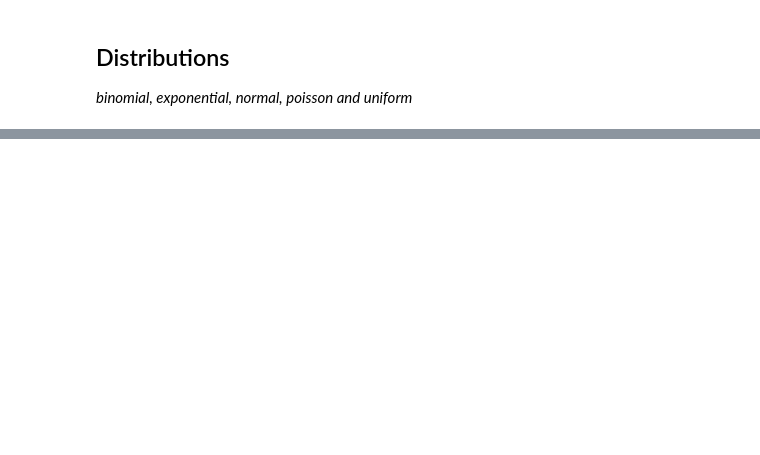
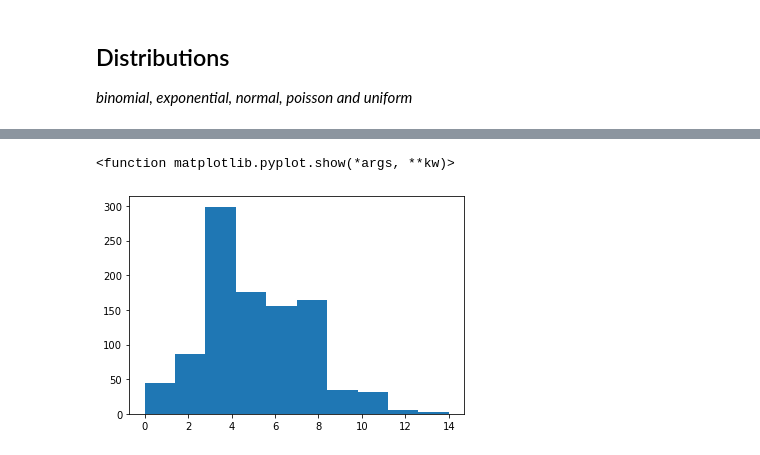
Before and after one commit to dervlac/numpy-assignment, a Jupyter notebook: NumPy Analysis.ipynb, the cells around one changed output, grey strips where cells are left out. Saved outputs shown, nothing was run; the diff lists cells and outputs as text; code cells hidden in the pictures; blank space fills up the shorter version.

```diff
--- a/NumPy Analysis.ipynb
+++ b/NumPy Analysis.ipynb
@@ -153,0 +238,7 @@ plt.show()
+# %%
+p_dist = rng.poisson(lam=5,size=1000)
+plt.hist(p_dist)
+plt.show
+# %% [output]
+<function matplotlib.pyplot.show(*args, **kw)>
+[figure, added]
```
Also changed, not shown: parts of 35 cells of this notebook.
